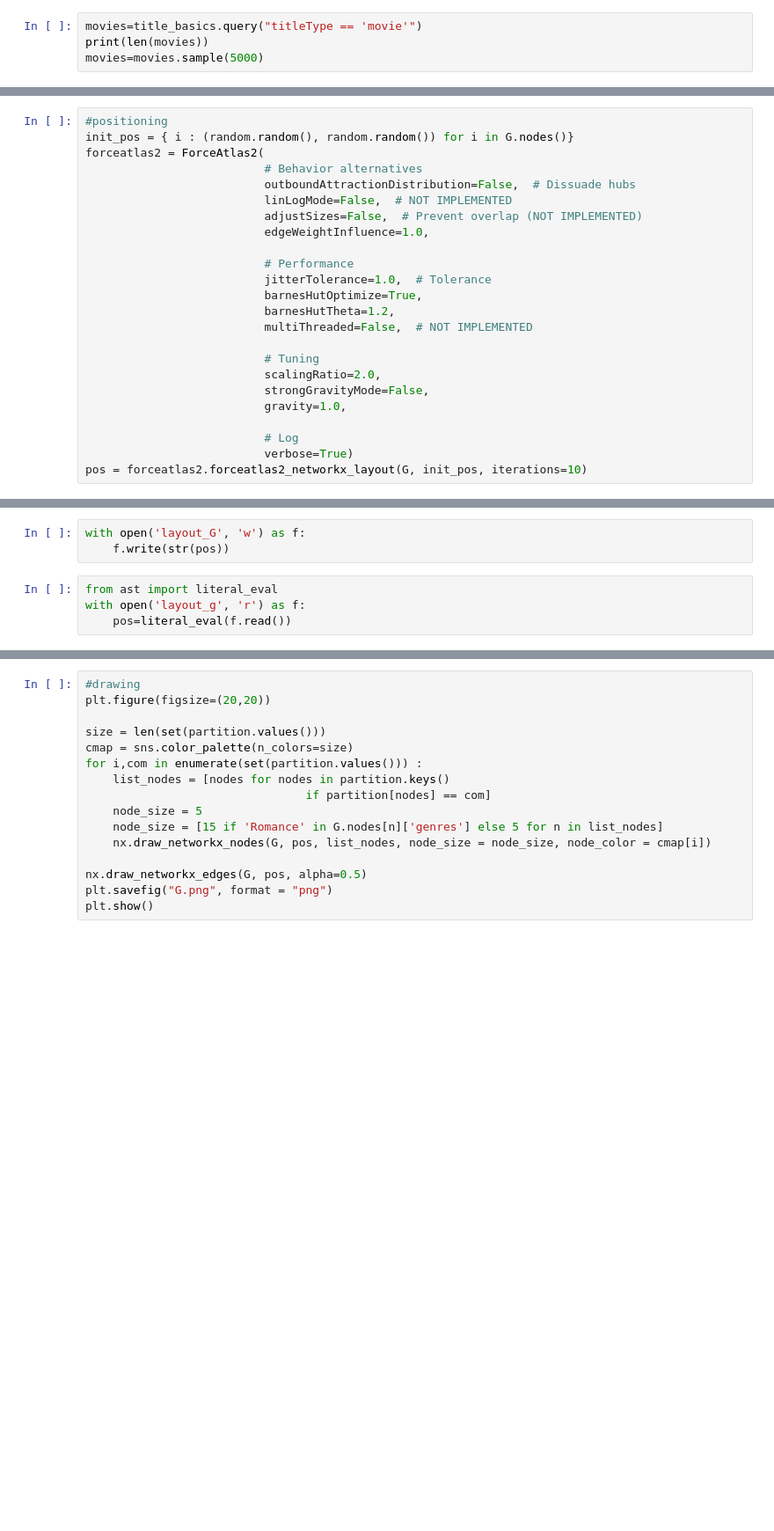
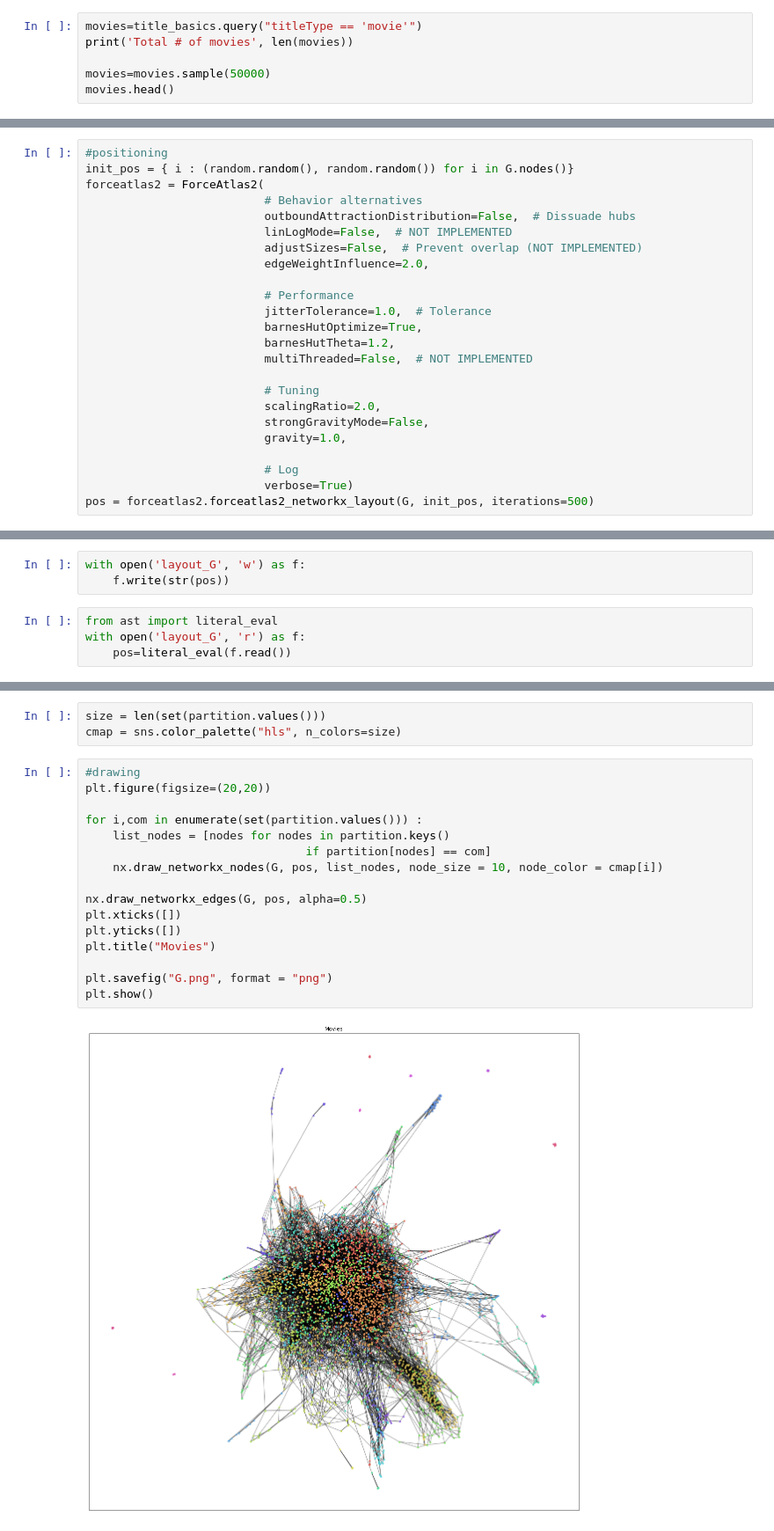
Before and after one commit to ionab10/imdb_network, a Jupyter notebook: CommunityDetection.ipynb, the cells around one changed output, grey strips where cells are left out. Shown at 88% size. Cells and saved outputs as stored; diff of their text form; blank space fills up the shorter version.

Commit message:
pretty plots

```diff
--- a/CommunityDetection.ipynb
+++ b/CommunityDetection.ipynb
@@ -40,5 +48,7 @@ title_basics.head()
 # %%
 movies=title_basics.query("titleType == 'movie'")
-print(len(movies))
-movies=movies.sample(5000)
+print('Total # of movies', len(movies))
+
+movies=movies.sample(50000)
+movies.head()
 # %% [output]
@@ -78,7 +114,7 @@ forceatlas2 = ForceAtlas2(
                           outboundAttractionDistribution=False,  # Dissuade hubs
                           linLogMode=False,  # NOT IMPLEMENTED
                           adjustSizes=False,  # Prevent overlap (NOT IMPLEMENTED)
-                          edgeWeightInfluence=1.0,
+                          edgeWeightInfluence=2.0,
 
                           # Performance
                           jitterTolerance=1.0,  # Tolerance
@@ -93,4 +129,4 @@ forceatlas2 = ForceAtlas2(
 
                           # Log
                           verbose=True)
-pos = forceatlas2.forceatlas2_networkx_layout(G, init_pos, iterations=10)
+pos = forceatlas2.forceatlas2_networkx_layout(G, init_pos, iterations=500)
@@ -99,5 +141,5 @@ with open('layout_G', 'w') as f:
     f.write(str(pos))
 # %%
 from ast import literal_eval
-with open('layout_g', 'r') as f:
+with open('layout_G', 'r') as f:
     pos=literal_eval(f.read())
@@ -104,16 +167,21 @@ with open('layout_g', 'r') as f:
+# %%
+size = len(set(partition.values()))
+cmap = sns.color_palette("hls", n_colors=size)
 # %%
 #drawing
 plt.figure(figsize=(20,20))
 
-size = len(set(partition.values()))
-cmap = sns.color_palette(n_colors=size)
 for i,com in enumerate(set(partition.values())) :
     list_nodes = [nodes for nodes in partition.keys()
                                 if partition[nodes] == com]
-    node_size = 5
-    node_size = [15 if 'Romance' in G.nodes[n]['genres'] else 5 for n in list_nodes]
-    nx.draw_networkx_nodes(G, pos, list_nodes, node_size = node_size, node_color = cmap[i])
+    nx.draw_networkx_nodes(G, pos, list_nodes, node_size = 10, node_color = cmap[i])
 
 nx.draw_networkx_edges(G, pos, alpha=0.5)
+plt.xticks([])
+plt.yticks([])
+plt.title("Movies")
+
 plt.savefig("G.png", format = "png")
 plt.show()
+# %% [output]
+[figure, added]
```
Also changed, not shown: parts of 18 cells of this notebook, 2 other files.
